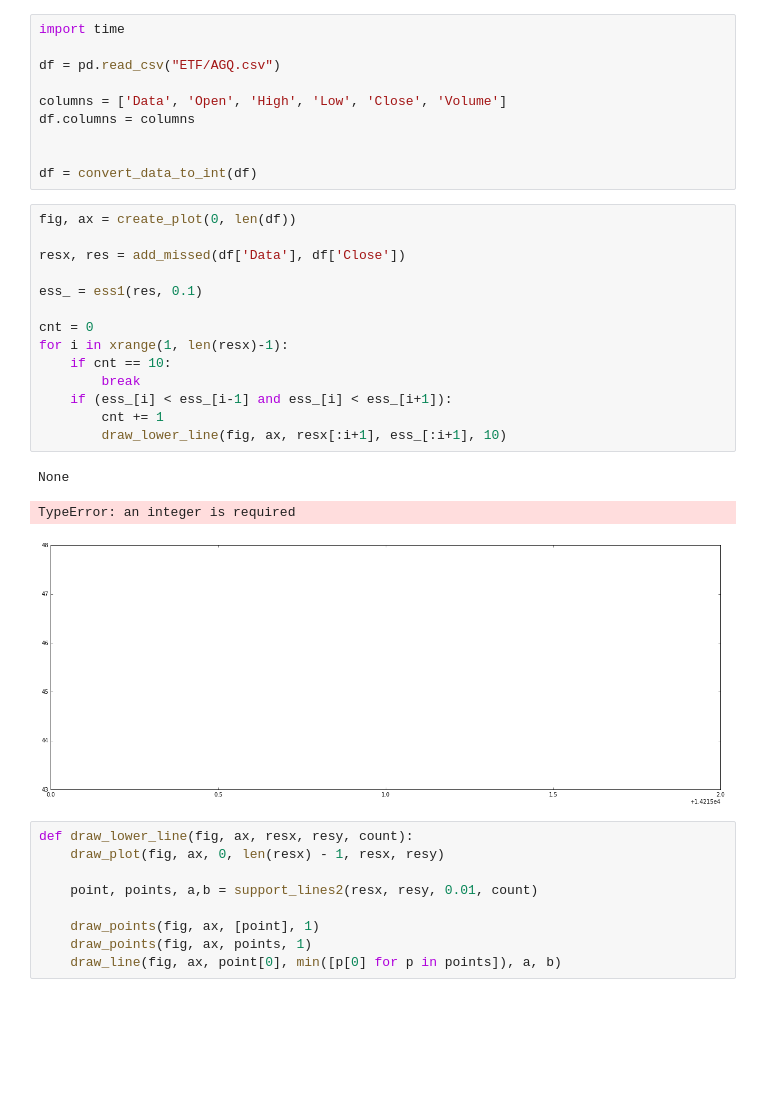
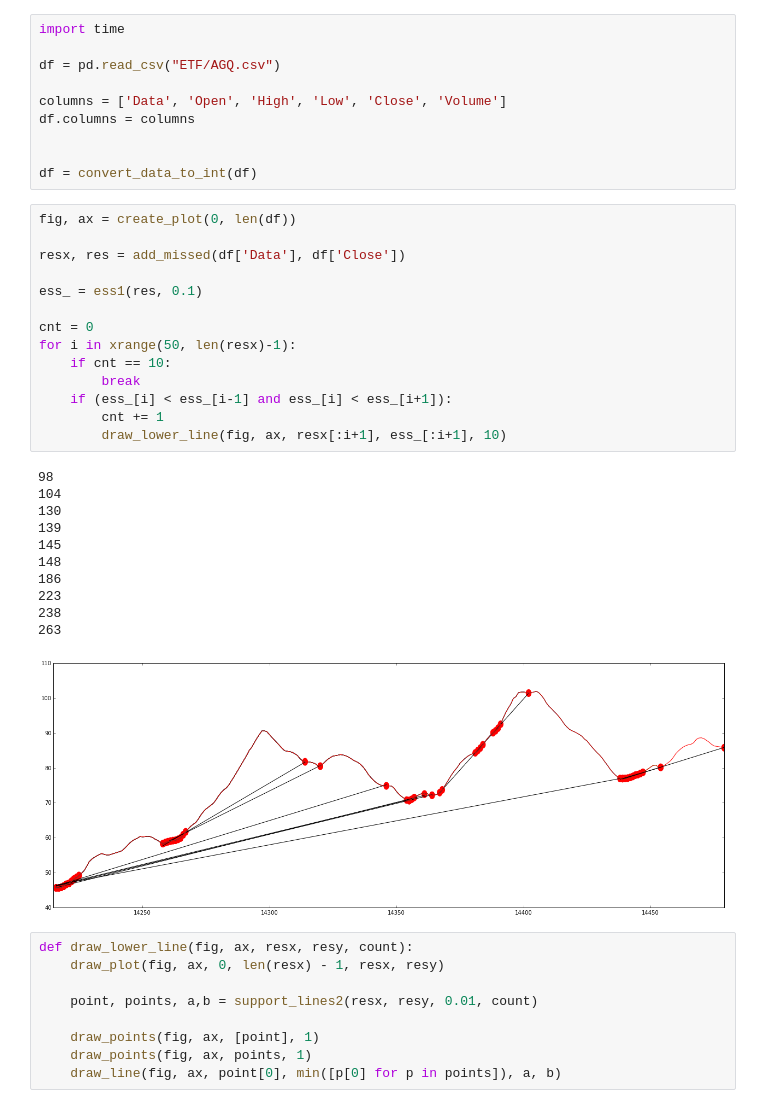
Before and after one commit to Anastasiya-Zhyrkevich/Notebooks, a Jupyter notebook: Untitled1.ipynb, the cells around one changed output. Saved outputs shown, nothing was run; the diff lists cells and outputs as text; blank space fills up the shorter version.

```diff
--- a/Untitled1.ipynb
+++ b/Untitled1.ipynb
@@ -22,21 +22,29 @@ df = convert_data_to_int(df)
 # %%
 fig, ax = create_plot(0, len(df))
 
 resx, res = add_missed(df['Data'], df['Close'])
 
 ess_ = ess1(res, 0.1)
 
 cnt = 0
-for i in xrange(1, len(resx)-1):
+for i in xrange(50, len(resx)-1):
     if cnt == 10:
         break
     if (ess_[i] < ess_[i-1] and ess_[i] < ess_[i+1]):
         cnt += 1
         draw_lower_line(fig, ax, resx[:i+1], ess_[:i+1], 10)
 # %% [output]
-None
+98
+104
+130
+139
+145
+148
+186
+223
+238
+263
-TypeError: an integer is required
-[figure, old version]
+[figure, new version]
 # %%
 def draw_lower_line(fig, ax, resx, resy, count):
     draw_plot(fig, ax, 0, len(resx) - 1, resx, resy)
```
